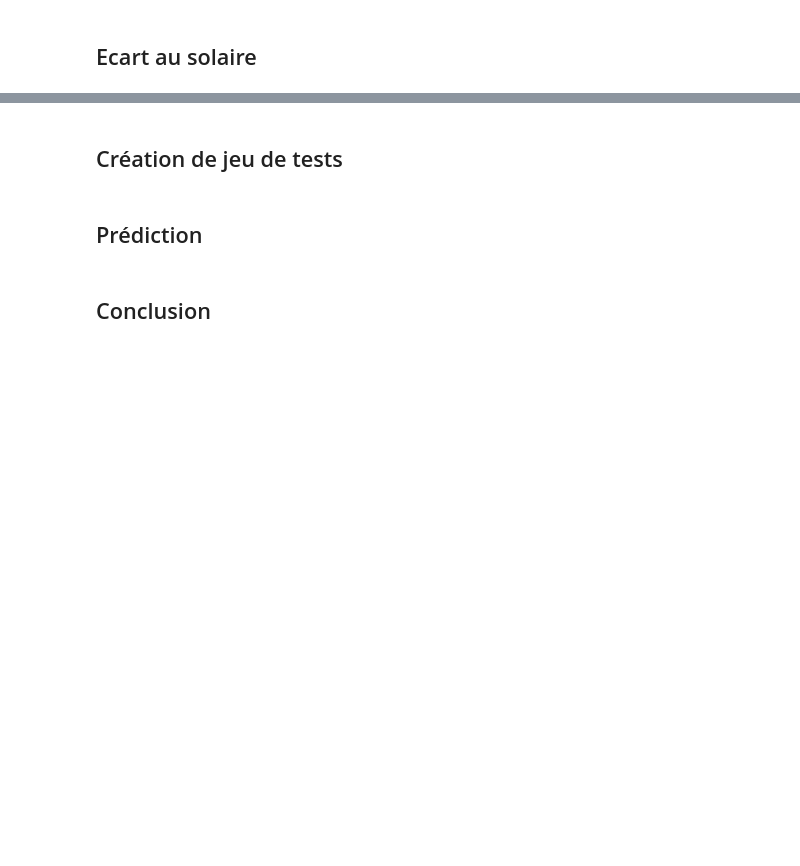
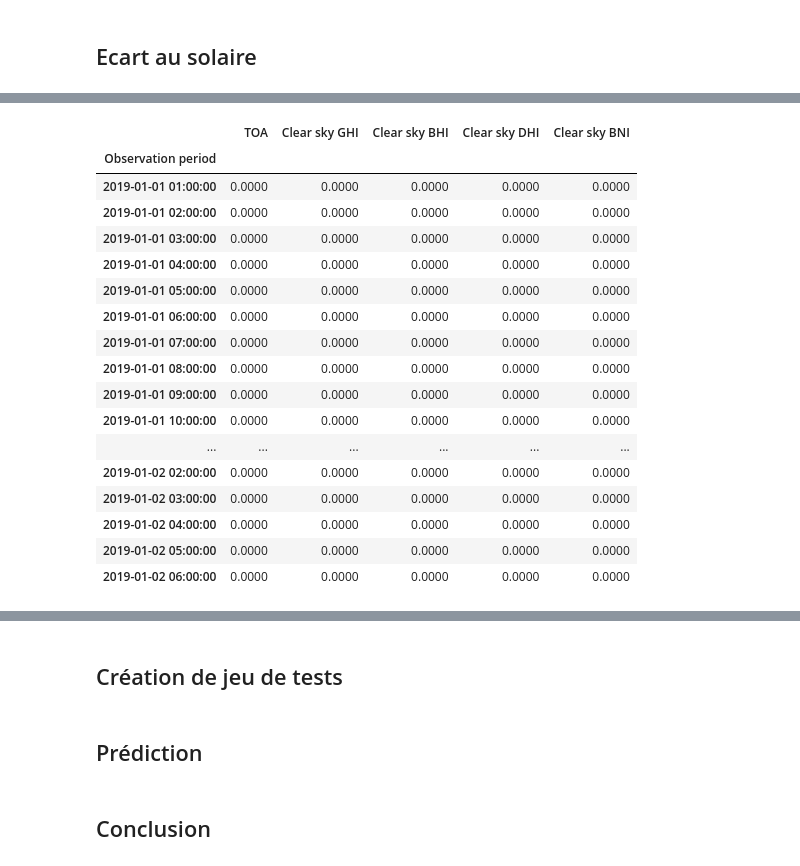
Before and after one commit to pierreberranger/Challenge_Solaire, a Jupyter notebook: challenge_solaire.ipynb, the cells around one changed output, grey strips where cells are left out. Cells and saved outputs as stored; diff of their text form; code cells hidden in the pictures; blank space fills up the shorter version.

```diff
--- a/challenge_solaire.ipynb
+++ b/challenge_solaire.ipynb
@@ -126,0 +128,24 @@ inclure les données de xavier
+# %%
+df_mcclear = pd.read_csv("mcclear.csv", skiprows=37, encoding="utf8", sep=";")
+df_mcclear["Observation period"] = df_mcclear["Observation period"].map(lambda x : datetime.datetime.strptime(x.split("/")[-1], "%Y-%m-%dT%H:%M:%S.%f"))
+df_mcclear.set_index("Observation period", inplace=True)
+df_mcclear.head(30)
+# %% [output]
+|  | TOA | Clear sky GHI | Clear sky BHI | Clear sky DHI | Clear sky BNI |
+| Observation period |  |  |  |  |  |
+| 2019-01-01 01:00:00 | 0.0000 | 0.0000 | 0.0000 | 0.0000 | 0.0000 |
+| 2019-01-01 02:00:00 | 0.0000 | 0.0000 | 0.0000 | 0.0000 | 0.0000 |
+| 2019-01-01 03:00:00 | 0.0000 | 0.0000 | 0.0000 | 0.0000 | 0.0000 |
+| 2019-01-01 04:00:00 | 0.0000 | 0.0000 | 0.0000 | 0.0000 | 0.0000 |
+| 2019-01-01 05:00:00 | 0.0000 | 0.0000 | 0.0000 | 0.0000 | 0.0000 |
+| 2019-01-01 06:00:00 | 0.0000 | 0.0000 | 0.0000 | 0.0000 | 0.0000 |
+| 2019-01-01 07:00:00 | 0.0000 | 0.0000 | 0.0000 | 0.0000 | 0.0000 |
+| 2019-01-01 08:00:00 | 0.0000 | 0.0000 | 0.0000 | 0.0000 | 0.0000 |
+| 2019-01-01 09:00:00 | 0.0000 | 0.0000 | 0.0000 | 0.0000 | 0.0000 |
+| 2019-01-01 10:00:00 | 0.0000 | 0.0000 | 0.0000 | 0.0000 | 0.0000 |
+| ... | ... | ... | ... | ... | ... |
+| 2019-01-02 02:00:00 | 0.0000 | 0.0000 | 0.0000 | 0.0000 | 0.0000 |
+| 2019-01-02 03:00:00 | 0.0000 | 0.0000 | 0.0000 | 0.0000 | 0.0000 |
+| 2019-01-02 04:00:00 | 0.0000 | 0.0000 | 0.0000 | 0.0000 | 0.0000 |
+| 2019-01-02 05:00:00 | 0.0000 | 0.0000 | 0.0000 | 0.0000 | 0.0000 |
+| 2019-01-02 06:00:00 | 0.0000 | 0.0000 | 0.0000 | 0.0000 | 0.0000 |
```
Also changed, not shown: parts of 5 cells of this notebook, 1 other file.
